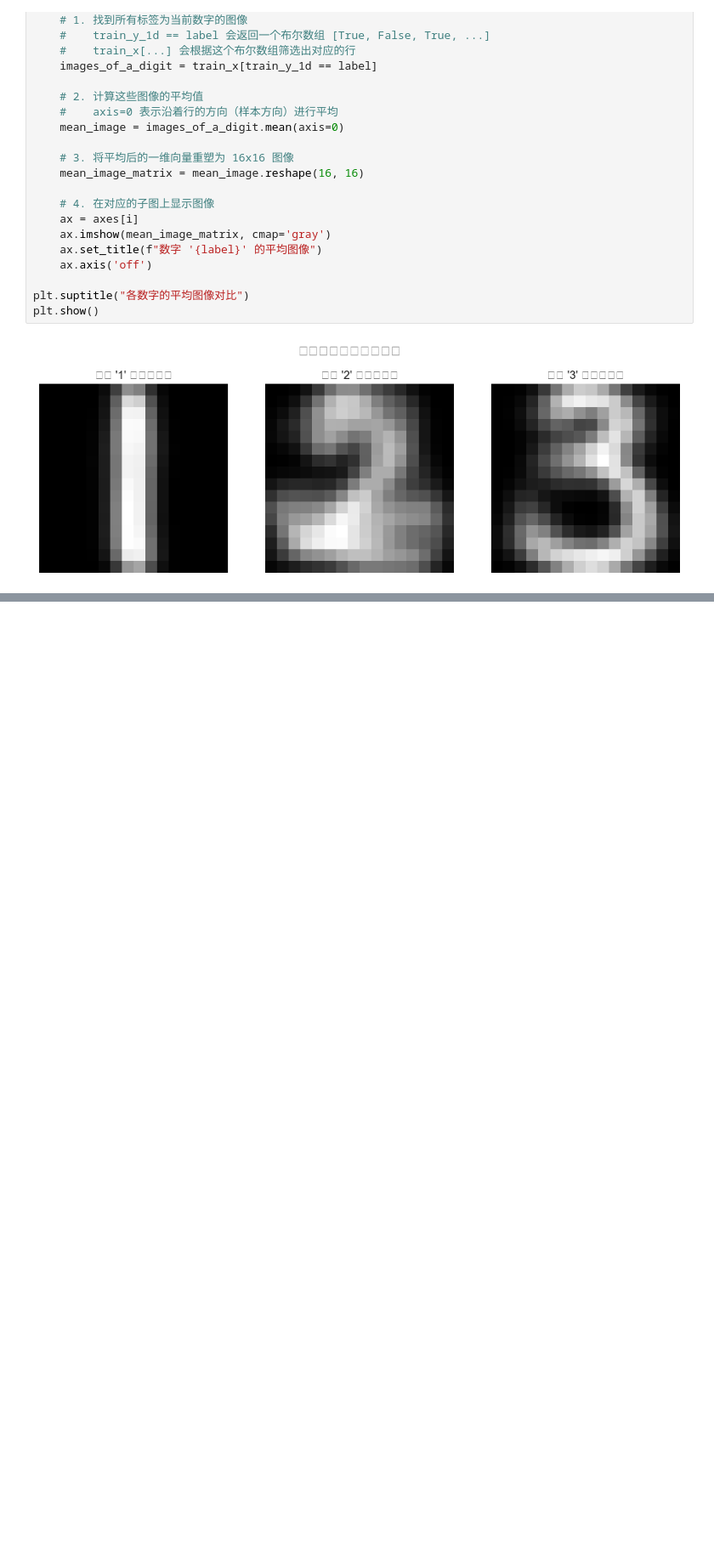
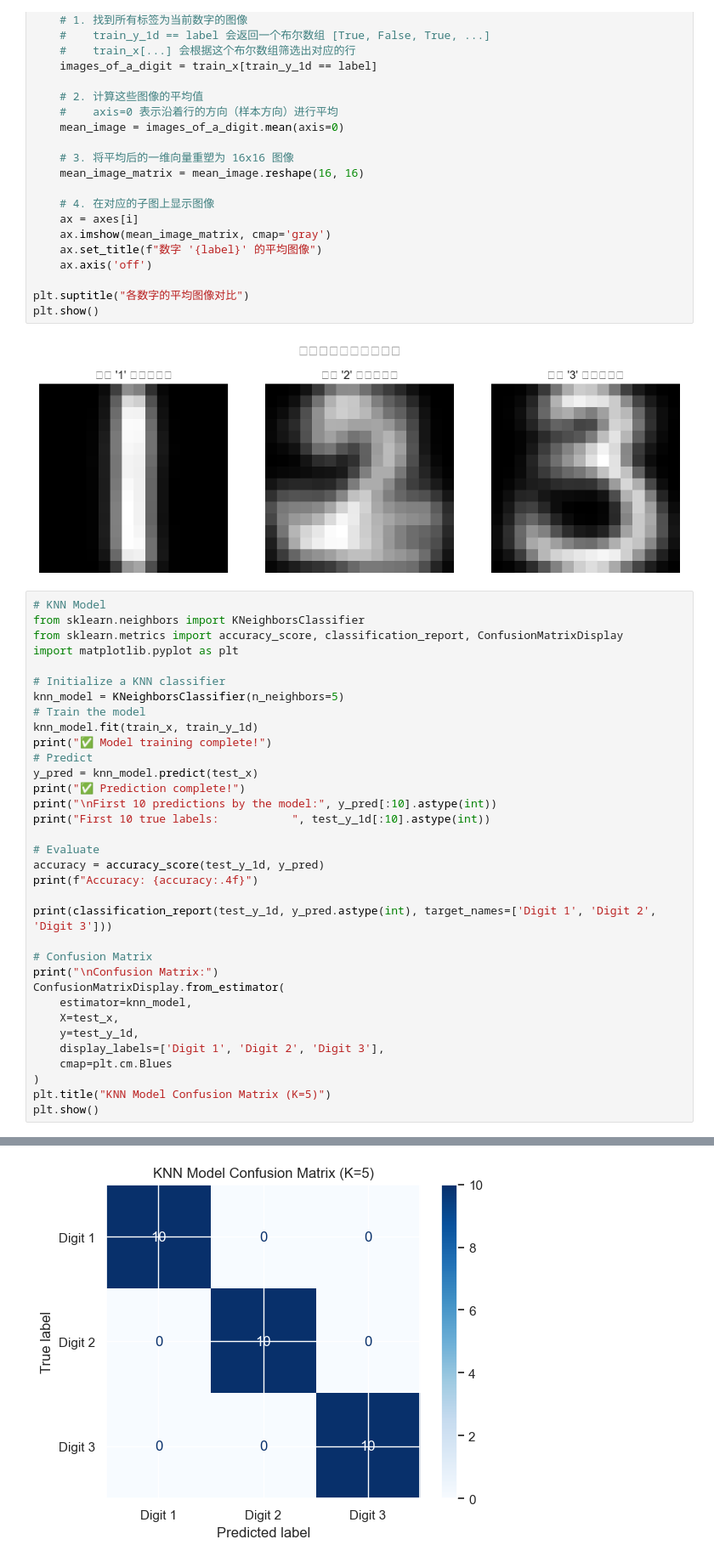
Before and after one commit to miaMAYUE/digi_rec_proj, a Jupyter notebook: test.ipynb, the cells around one changed output, grey strips where cells are left out. Shown: that part at 85% size. Cells and saved outputs as stored; diff of their text form; blank space fills up the shorter version.

```diff
--- a/test.ipynb
+++ b/test.ipynb
@@ -176,3 +176,38 @@ plt.suptitle("各数字的平均图像对比")
 plt.show()
 # %% [output]
 [figure]
+# %%
+# KNN Model
+from sklearn.neighbors import KNeighborsClassifier
+from sklearn.metrics import accuracy_score, classification_report, ConfusionMatrixDisplay
+import matplotlib.pyplot as plt
+
+# Initialize a KNN classifier
+knn_model = KNeighborsClassifier(n_neighbors=5)
+# Train the model
+knn_model.fit(train_x, train_y_1d)
+print("✅ Model training complete!")
+# Predict
+y_pred = knn_model.predict(test_x)
+print("✅ Prediction complete!")
+print("\nFirst 10 predictions by the model:", y_pred[:10].astype(int))
+print("First 10 true labels:           ", test_y_1d[:10].astype(int))
+
+# Evaluate
+accuracy = accuracy_score(test_y_1d, y_pred)
+print(f"Accuracy: {accuracy:.4f}")
+
+print(classification_report(test_y_1d, y_pred.astype(int), target_names=['Digit 1', 'Digit 2', 'Digit 3']))
+
+# Confusion Matrix
+print("\nConfusion Matrix:")
+ConfusionMatrixDisplay.from_estimator(
+    estimator=knn_model,
+    X=test_x,
+    y=test_y_1d,
+    display_labels=['Digit 1', 'Digit 2', 'Digit 3'],
+    cmap=plt.cm.Blues
+)
+plt.title("KNN Model Confusion Matrix (K=5)")
+plt.show()
+# %% [output]
@@ -178,0 +232 @@ plt.show()
+[figure, added]
```
Also changed, not shown: parts of 3 cells of this notebook.
